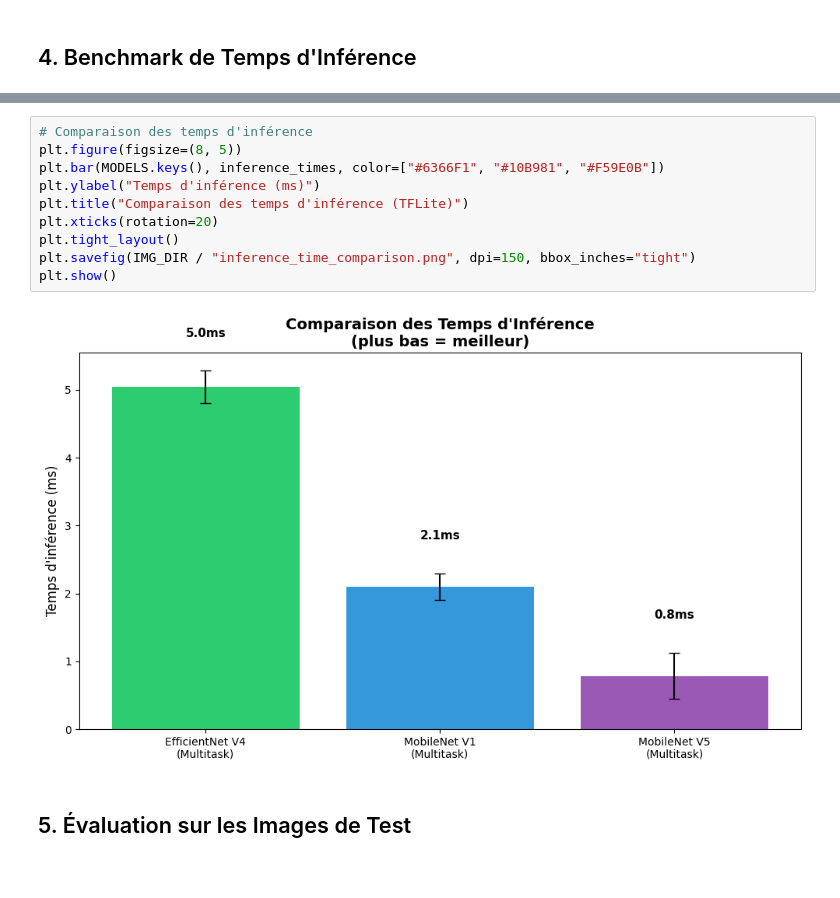
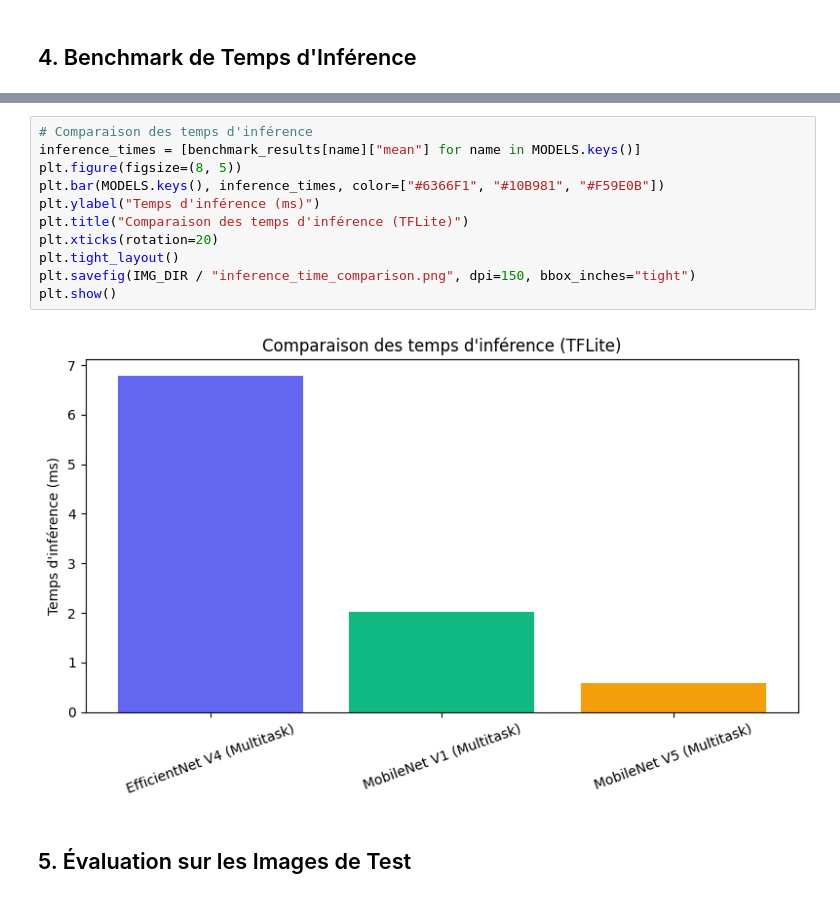
Before and after one commit to optmlako2004/face-analysis-deep-learning, a Jupyter notebook: notebooks/experiments/mobilenet_vs_efficientnet_comparison.ipynb, the cells around one changed output, grey strips where cells are left out. Cells and saved outputs as stored; diff of their text form.

```diff
--- a/notebooks/experiments/mobilenet_vs_efficientnet_comparison.ipynb
+++ b/notebooks/experiments/mobilenet_vs_efficientnet_comparison.ipynb
@@ -391,15 +392,16 @@ Testing MobileNet V5 (Multitask)...
 # %%
 # Comparaison des temps d'inférence
+inference_times = [benchmark_results[name]["mean"] for name in MODELS.keys()]
 plt.figure(figsize=(8, 5))
 plt.bar(MODELS.keys(), inference_times, color=["#6366F1", "#10B981", "#F59E0B"])
 plt.ylabel("Temps d'inférence (ms)")
 plt.title("Comparaison des temps d'inférence (TFLite)")
 plt.xticks(rotation=20)
 plt.tight_layout()
 plt.savefig(IMG_DIR / "inference_time_comparison.png", dpi=150, bbox_inches="tight")
 plt.show()
 # %% [output]
-[figure, old version]
+[figure, new version]
 # %% [markdown]
 ## 5. Évaluation sur les Images de Test
 # %%
```
Also changed, not shown: parts of 15 cells of this notebook, 21 other files.
